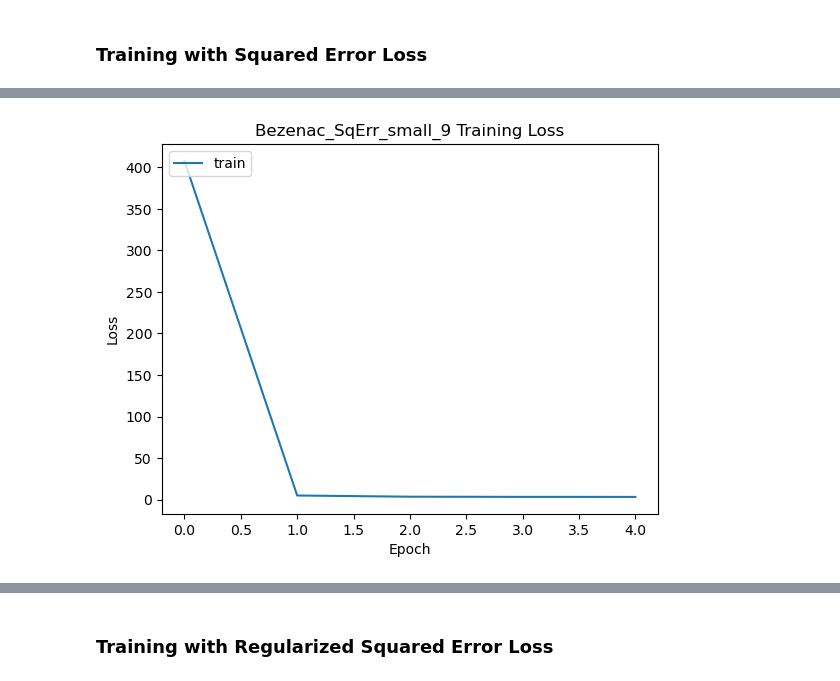
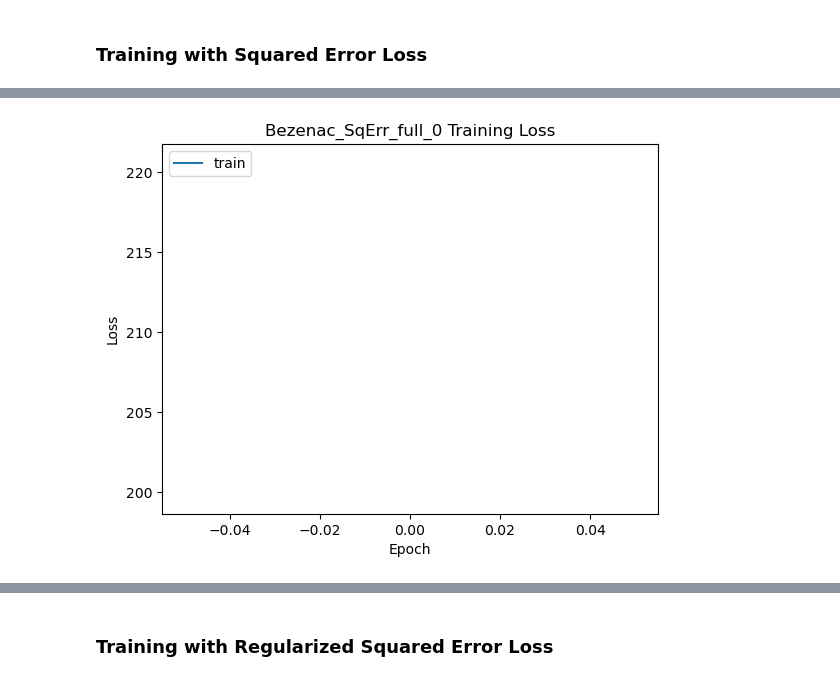
Before and after one commit to ghostpress/rainfall-pde-ml, a Jupyter notebook: code/MLcode.ipynb, the cells around one changed output, grey strips where cells are left out. Saved outputs shown, nothing was run; the diff lists cells and outputs as text; code cells hidden in the pictures.

```diff
--- a/code/MLcode.ipynb
+++ b/code/MLcode.ipynb
@@ -20,0 +32,11 @@ from functools import reduce
+# %%
+device = torch.device('cuda' if torch.cuda.is_available() else 'cpu')
+print('Using device:', device)
+print()
+
+#Additional Info when using cuda
+if device.type == 'cuda':
+    print(torch.cuda.get_device_name(0))
+    print('Memory Usage:')
+    print('Allocated:', round(torch.cuda.memory_allocated(0)/1024**3,1), 'GB')
+    print('Cached:   ', round(torch.cuda.memory_reserved(0)/1024**3,1), 'GB')
@@ -691,8 +720,8 @@ class Experiment():
         # also reduces unnecessary gradient computations and memory usage for tensors with requires_grad=True
         with torch.no_grad():
             for X, y in self.test_loader:
-                #X = X.to(device)
-                #y = y.to(device)
+                X = X.to(device)
+                y = y.to(device)
                 outputs = self.model(X)
                 y_pred = outputs[1]
 
@@ -756,8 +785,11 @@ class Experiment():
         # Evaluating the model with torch.no_grad() ensures that no gradients are computed during test mode
         with torch.no_grad():
             for X, y in examples:
-                #X = X.to(device)
-                #y = y.to(device)
+                X = X.to(device)
+                y = y.to(device)
+
+                if torch.cuda.is_available():
+                    self.model.cuda()
 
                 outputs = self.model(X)
 
@@ -788,7 +820,7 @@ class Experiment():
 # %%
 torch.manual_seed(42)
 
-split = train_val_test_split_files(datadir("sst_npy/"), [0.01, 0, 0.1]) # using small amount for now, to test
+split = train_val_test_split_files(datadir("sst_npy/"), [0.8, 0.1, 0.1]) # using small amount for now, to test
 
 train_split = split[0]
 val_split   = split[1]
@@ -800,7 +832,7 @@ print(len(val_split))
 print(len(test_split))
 
 # For faster training, try larger batchsize
-training_loader = create_dataloader(batchsize=64, files=train_split, ndays=4, shuff=True)
+training_loader = create_dataloader(batchsize=500, files=train_split, ndays=4, shuff=True)
 #val_loader = create_dataloader(batchsize=12, files=val_split, ndays=4, shuff=True)
 
 # Total number of batches in the loader
@@ -892,7 +924,7 @@ Already ran experiments today.
 net3 = CDNN(hist=4)
 optim = torch.optim.Adam(net3.parameters(), lr=1e-3)
 
-exp3 = Experiment(name="Bezenac_SqErr_small_9",                         # de Bezenac model, trained on err^2 Loss
+exp3 = Experiment(name="Bezenac_SqErr_full_0",                          # de Bezenac model, trained on err^2 Loss
                   trainset=training_loader, valset=None, testset=None,  # data loaders
                   model=net3,                                           # model with 4 days of history
                   regloss=False,                                        # whether to regularize the training loss
@@ -900,5 +932,5 @@ exp3 = Experiment(name="Bezenac_SqErr_small_9",                         # de Bez
                   optimizer=optim,
                   outdir=path)
 
-exp3.run(epochs=5)
+exp3.run(epochs=1)
 # %% [output]
@@ -922,4 +954,4 @@ Runtime: 1:06:41.646357
-[figure, old version]
+[figure, new version]
 # %%
 exp3.visualize_examples(example_loader)
 # %% [output]
```
Also changed, not shown: parts of 8 cells of this notebook.
